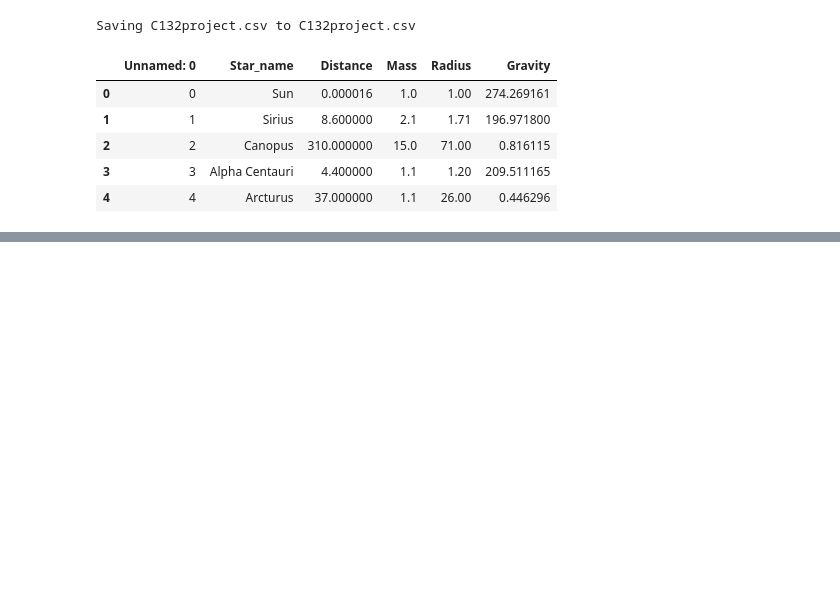
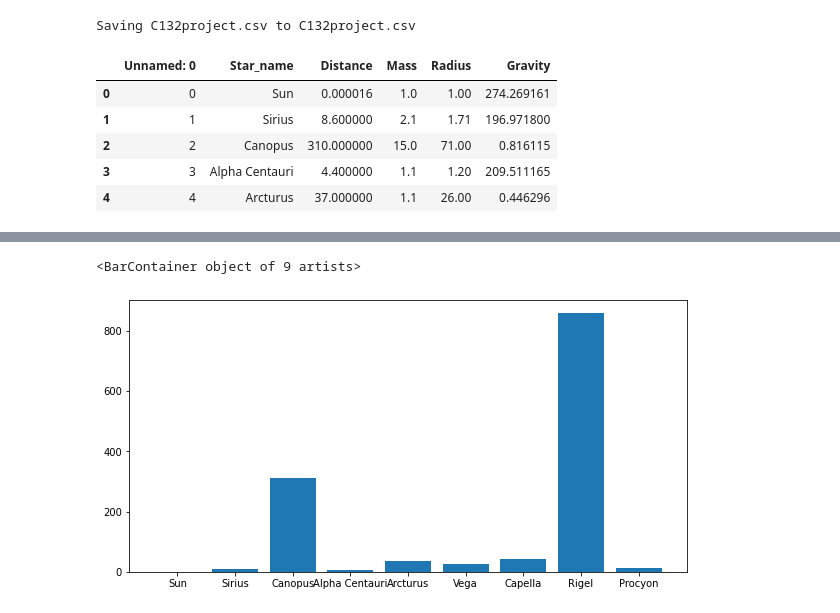
Before and after one commit to Zoeyyy14/C135project, a Jupyter notebook: C134project.ipynb, the cells around one changed output, grey strips where cells are left out. Saved outputs shown, nothing was run; the diff lists cells and outputs as text; code cells hidden in the pictures; blank space fills up the shorter version.

```diff
--- a/C134project.ipynb
+++ b/C134project.ipynb
@@ -79,0 +40,6 @@ fig.show()
+# %%
+plt.figure(figsize=(10,5))
+plt.bar(name[0:9],distance[0:9])
+# %% [output]
+<BarContainer object of 9 artists>
+[figure, added]
```
Also changed, not shown: parts of 9 cells of this notebook.
